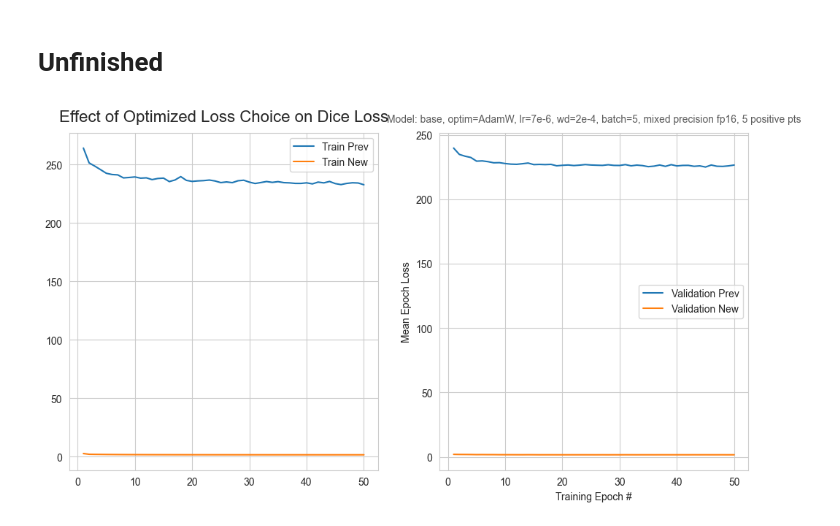
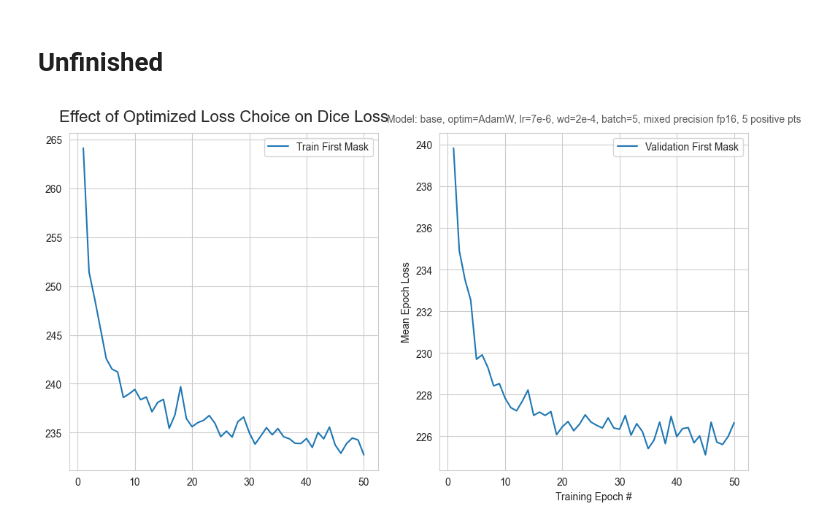
Before and after one commit to geo-smart/elwha_segmentation, a Jupyter notebook: book/experiments/plotting.ipynb, the cells around one changed output. Saved outputs shown, nothing was run; the diff lists cells and outputs as text; code cells hidden in the pictures.

Commit message:
fixed loss calculation for multiple masks, most improved now judged by f1

```diff
--- a/book/experiments/plotting.ipynb
+++ b/book/experiments/plotting.ipynb
@@ -151,12 +151,12 @@ plot_model_comparison(
 # %%
 plot_model_comparison(
     [
         "./loss/last_base_AdamW_lr=7e-06_wd=0.0002_bs=5_mp=fp16_pts_5p0n_erode=True_loss=dice.pth",
-        "./base_AdamW_lr=7e-06_wd=0.0002_bs=3_mp=fp16_pts_5p0n_erode_loss=dice.pth",
     ],
-    ["Prev", "New"],
+    # ["First Mask", "Mean Mask"],
+    ["First Mask"],
     title="Effect of Optimized Loss Choice on Dice Loss",
     subtitle="Model: base, optim=AdamW, lr=7e-6, wd=2e-4, batch=5, mixed precision fp16, 5 positive pts",
 )
 # %% [output]
-[figure, old version]
+[figure, new version]
```
Also changed, not shown: 2 other files.
